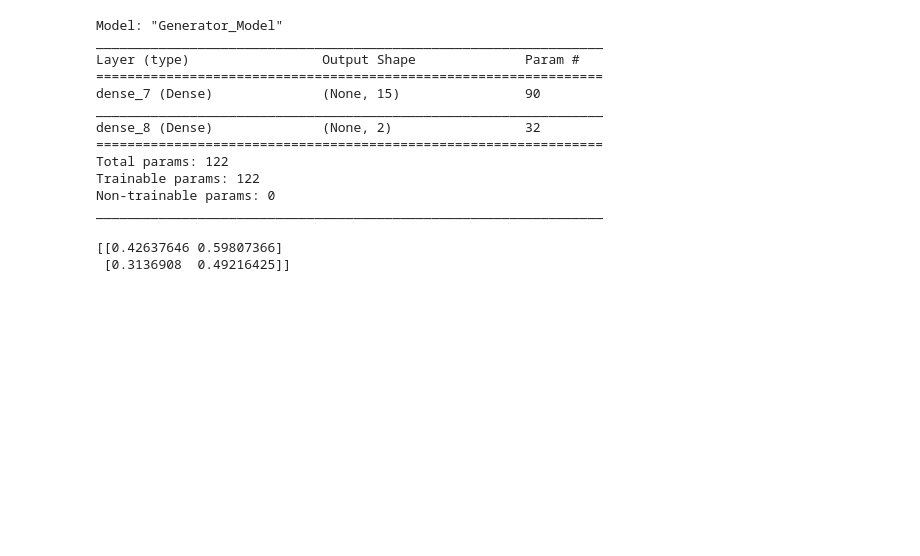
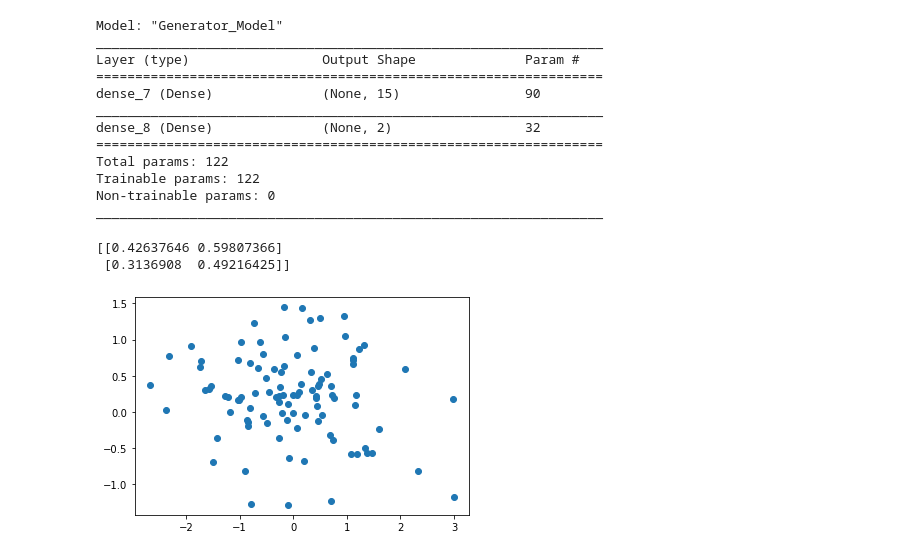
Before and after one commit to SusmoyBarman1/GANs, a Jupyter notebook: Train GAN on 1D data.ipynb, the cells around one changed output. Saved outputs shown, nothing was run; the diff lists cells and outputs as text; code cells hidden in the pictures; blank space fills up the shorter version.

```diff
--- a/Train GAN on 1D data.ipynb
+++ b/Train GAN on 1D data.ipynb
@@ -147,0 +150,26 @@ print(y)
+# %%
+# generate points in latent space as input for the generator
+
+def generate_latent_points(latent_dim, n):
+    x_input = randn(latent_dim * n)
+    x_input = x_input.reshape((n, latent_dim))
+
+    return x_input
+# %%
+# use the generator to generate n fake examples and plot the result
+
+def generate_fake_samples(generator, latent_dim, n):
+
+    x_input = generate_latent_points(latent_dim, n)
+
+    X = generator.predict(x_input)
+
+    # plot the result
+    pyplot.scatter(X[:, 0], X[:, 1])
+    pyplot.show()
+# %%
+latent_dim = 5
+n = 100
+generate_fake_samples(generator_model, latent_dim, n)
+# %% [output]
+[figure, added]
```
Also changed, not shown: parts of 1 cell of this notebook.
